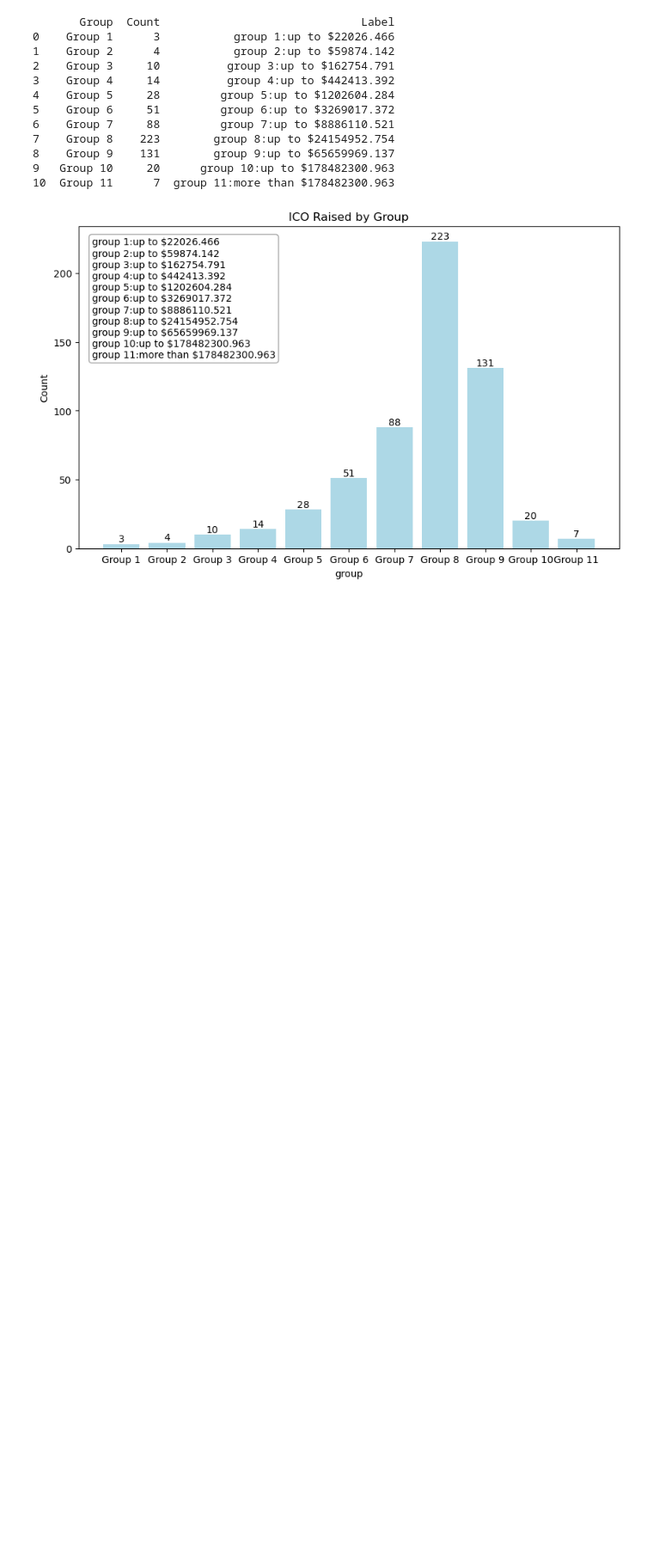
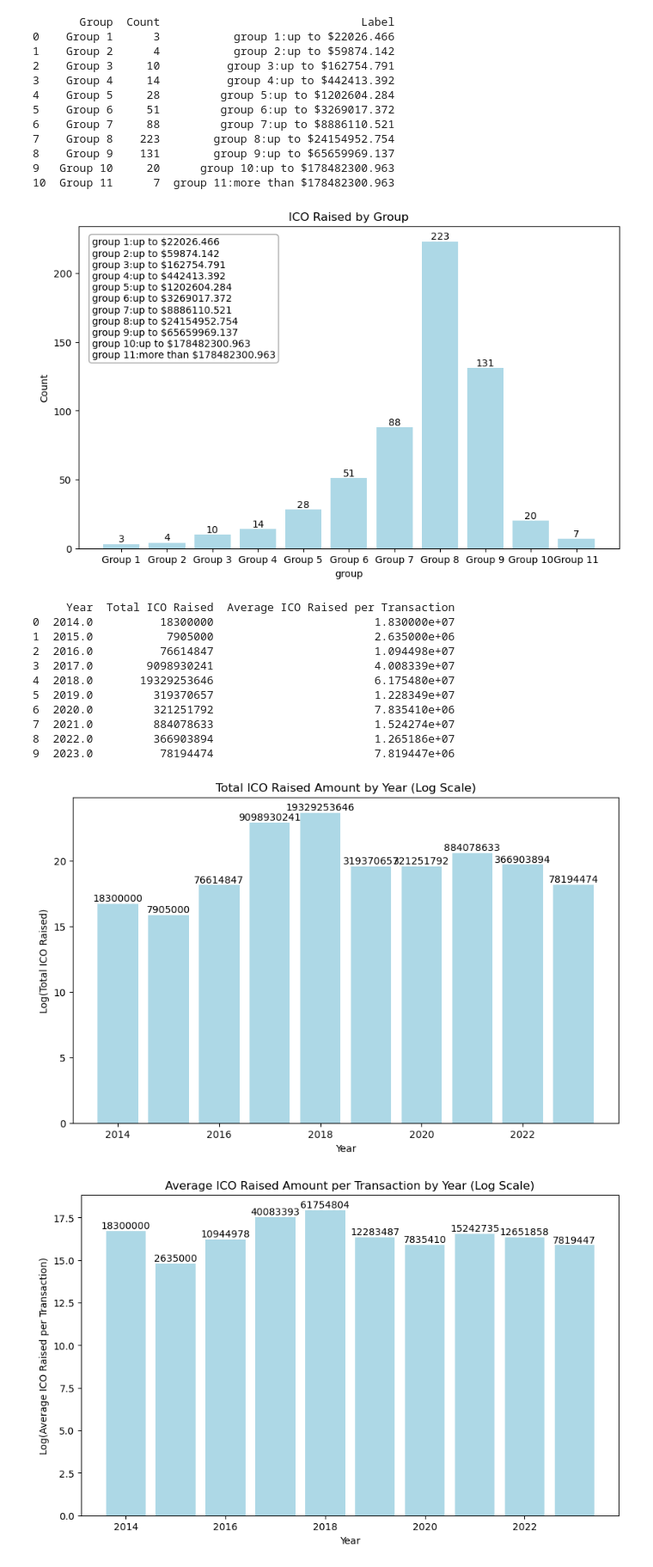
Before and after one commit to MaggieGeGe/ThesisCode, a Jupyter notebook: Code/data_analysis.ipynb, the cells around one changed output. Shown at 86% size. Cells and saved outputs as stored; diff of their text form; code cells hidden in the pictures; blank space fills up the shorter version.

```diff
--- a/Code/data_analysis.ipynb
+++ b/Code/data_analysis.ipynb
@@ -428,3 +495,59 @@ plt.show()
 9   Group 10     20      group 10:up to $178482300.963
 10  Group 11      7  group 11:more than $178482300.963
 [figure]
+# %%
+
+
+df_6 = df_venture.loc[:,['ICO Raised','ICO Start', 'Success']]
+
+# Extract the year from the 'ICO Start' column
+df_6['year'] = df_6['ICO Start'].apply(lambda x: x.year)
+
+# Calculate the total ICO Raised amount for each year
+total_raised_per_year = df_6.groupby('year')['ICO Raised'].sum().reset_index()
+total_raised_per_year.columns = ['Year', 'Total ICO Raised']
+
+# Calculate the average ICO Raised amount per transaction for each year
+average_raised_per_transaction = df_6.groupby('year')['ICO Raised'].mean().reset_index()
+average_raised_per_transaction.columns = ['Year', 'Average ICO Raised per Transaction']
+
+# Merge the two dataframes on the 'Year' column
+result_df = pd.merge(total_raised_per_year, average_raised_per_transaction, on='Year')
+
+# Print the result
+print(result_df)
+
+plt.figure(figsize=(10, 6))
+bars = plt.bar(result_df['Year'], result_df['Total ICO Raised'].apply(np.log), color='lightblue')
+plt.xlabel('Year')
+plt.ylabel('Log(Total ICO Raised)')
+plt.title('Total ICO Raised Amount by Year (Log Scale)')
+for bar, value in zip(bars, result_df['Total ICO Raised']):
+    plt.text(bar.get_x() + bar.get_width() / 2, np.log(value) + 0.02, f'{value:.0f}', ha='center', va='bottom')
+
+plt.show()
+
+# Plot the average ICO Raised amount per transaction for each year on a logarithmic scale
+plt.figure(figsize=(10, 6))
+plt.bar(result_df['Year'], result_df['Average ICO Raised per Transaction'].apply(np.log), color='lightblue')
+plt.xlabel('Year')
+plt.ylabel('Log(Average ICO Raised per Transaction)')
+plt.title('Average ICO Raised Amount per Transaction by Year (Log Scale)')
+for bar, value in zip(bars, result_df['Average ICO Raised per Transaction']):
+    plt.text(bar.get_x() + bar.get_width() / 2, np.log(value) + 0.02, f'{value:.0f}', ha='center', va='bottom')
+
+plt.show()
+# %% [output]
+     Year  Total ICO Raised  Average ICO Raised per Transaction
+0  2014.0          18300000                        1.830000e+07
+1  2015.0           7905000                        2.635000e+06
+2  2016.0          76614847                        1.094498e+07
+3  2017.0        9098930241                        4.008339e+07
+4  2018.0       19329253646                        6.175480e+07
+5  2019.0         319370657                        1.228349e+07
+6  2020.0         321251792                        7.835410e+06
+7  2021.0         884078633                        1.524274e+07
+8  2022.0         366903894                        1.265186e+07
+9  2023.0          78194474                        7.819447e+06
+[figure, added]
+[figure, added]
```
Also changed, not shown: parts of 27 cells of this notebook, 1 other file.
